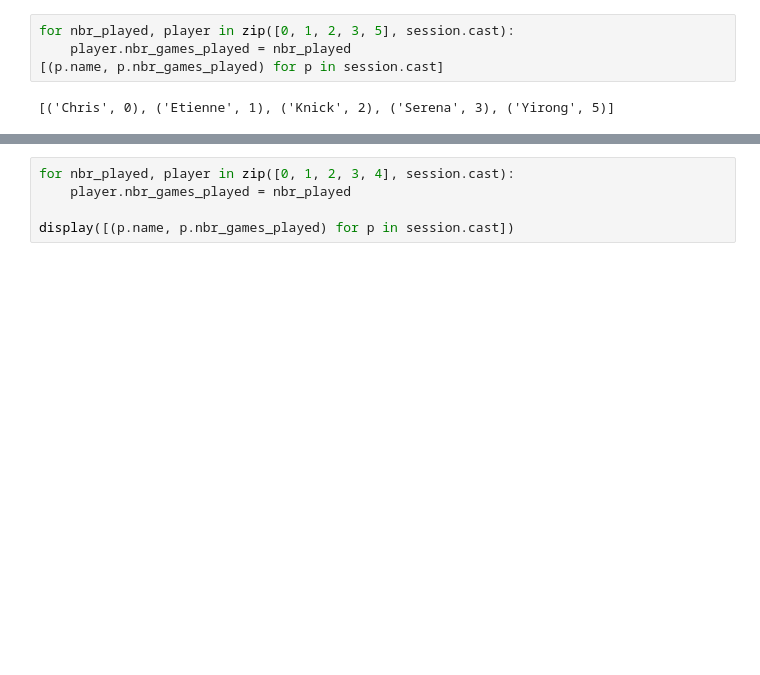
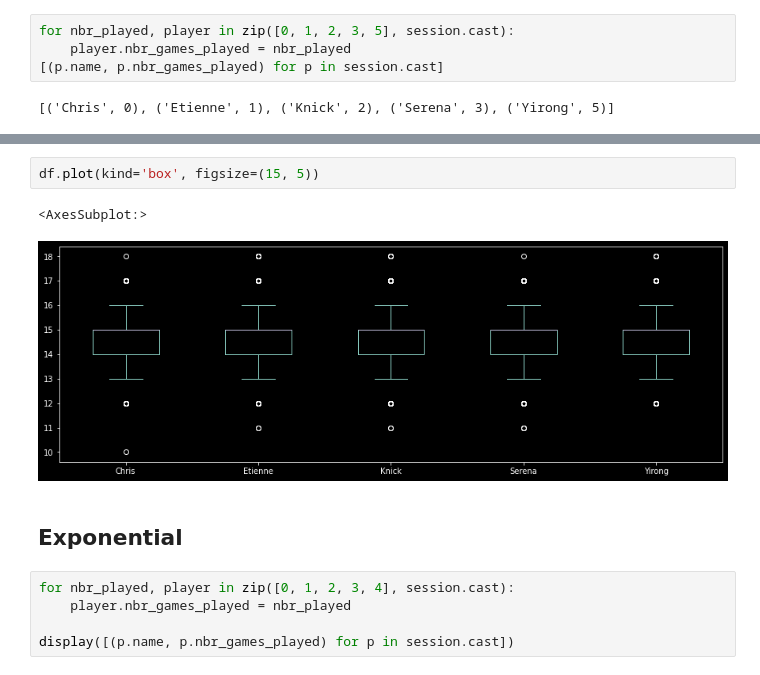
Before and after one commit to vtecftwy/improv_randomizer, a Jupyter notebook: nbs/WIP.02_draw_players.ipynb, the cells around one changed output, grey strips where cells are left out. Drawn from its saved outputs; the diff is of its cells as text; blank space fills up the shorter version.

```diff
--- a/nbs/WIP.02_draw_players.ipynb
+++ b/nbs/WIP.02_draw_players.ipynb
@@ -152,3 +173,10 @@ Exponential
+# %%
+df.plot(kind='box', figsize=(15, 5))
+# %% [output]
+<AxesSubplot:>
+[figure, added]
+# %% [markdown]
+## Exponential
 # %%
 for nbr_played, player in zip([0, 1, 2, 3, 4], session.cast):
     player.nbr_games_played = nbr_played
```
Also changed, not shown: parts of 12 cells of this notebook, 2 other files.
